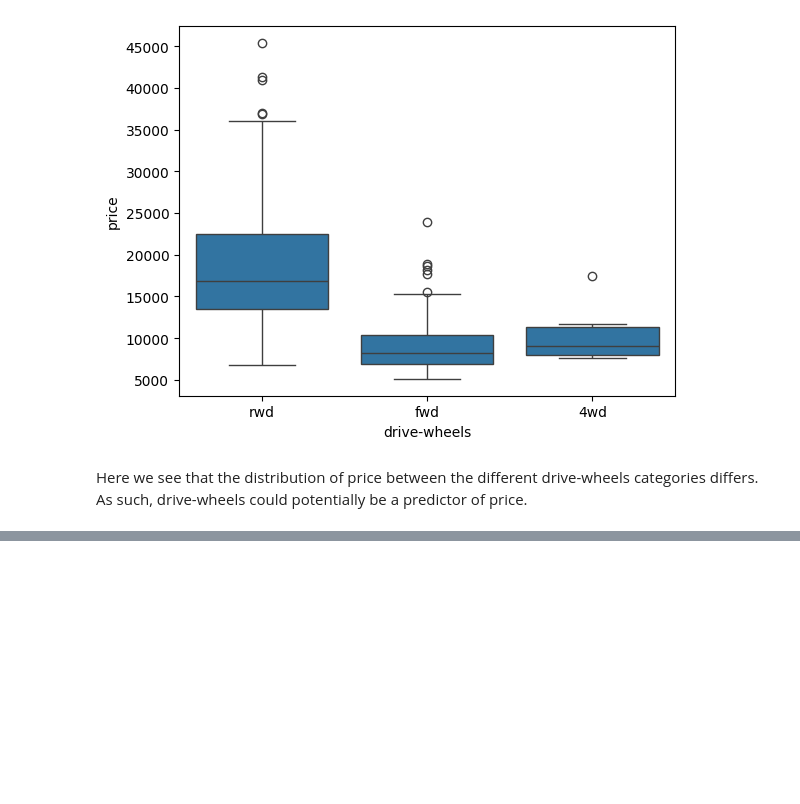
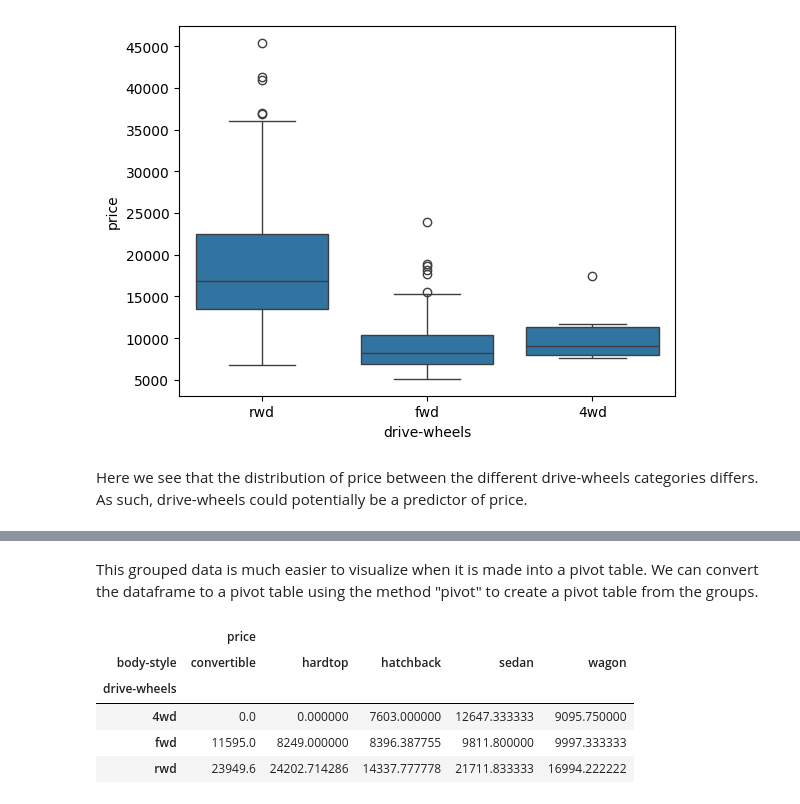
Before and after one commit to Rubieskyama/Data-Science-Ecosystem, a Jupyter notebook: Data Analytics with Python/Used_cars_pricing_analyzer.ipynb, the cells around one changed output, grey strips where cells are left out. Saved outputs shown, nothing was run; the diff lists cells and outputs as text; code cells hidden in the pictures; blank space fills up the shorter version.

```diff
--- a/Data Analytics with Python/Used_cars_pricing_analyzer.ipynb
+++ b/Data Analytics with Python/Used_cars_pricing_analyzer.ipynb
@@ -487,0 +525,14 @@ Here we see that the distribution of price between the different drive-wheels ca
+# %% [markdown]
+This grouped data is much easier to visualize when it is made into a pivot table. We can convert the dataframe to a pivot table using the method "pivot" to create a pivot table from the groups.
+# %%
+#create a pivot table from the groups with drive-wheels variable as the rows, and pivot body-style as the columns
+grp_pivot = grouped_test1.pivot(index='drive-wheels', columns='body-style')
+grp_pivot = grp_pivot.fillna(0)
+grp_pivot
+# %% [output]
+|  | price |  |  |  |  |
+| body-style | convertible | hardtop | hatchback | sedan | wagon |
+| drive-wheels |  |  |  |  |  |
+| 4wd | 0.0 | 0.000000 | 7603.000000 | 12647.333333 | 9095.750000 |
+| fwd | 11595.0 | 8249.000000 | 8396.387755 | 9811.800000 | 9997.333333 |
+| rwd | 23949.6 | 24202.714286 | 14337.777778 | 21711.833333 | 16994.222222 |
```
Also changed, not shown: parts of 10 cells of this notebook.
